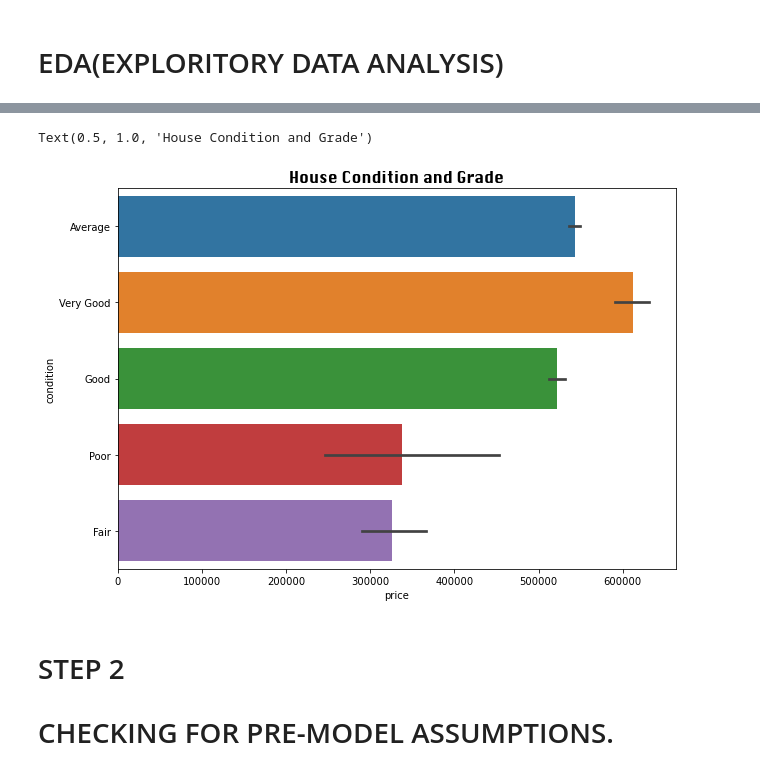
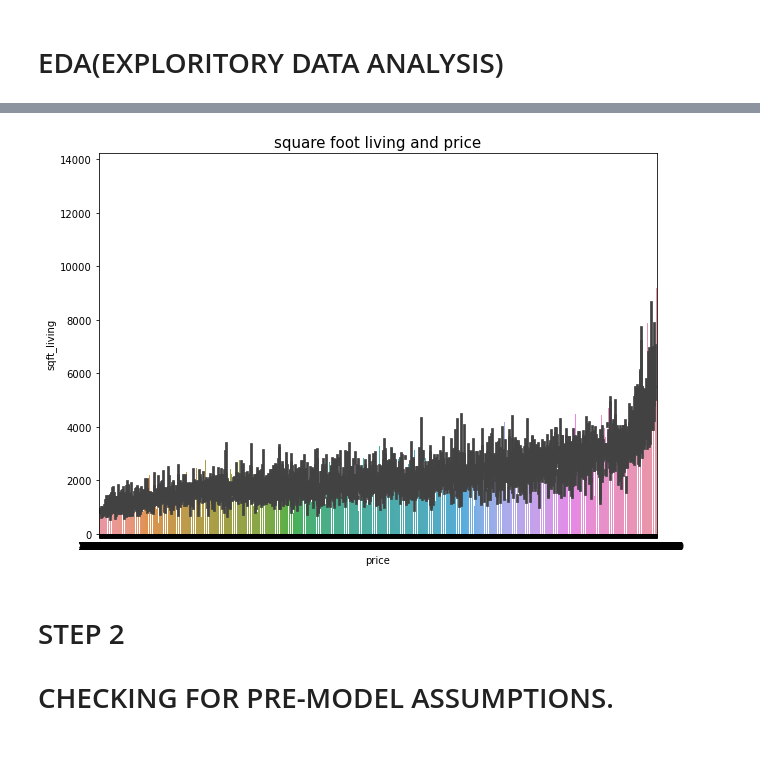
Before and after one commit to olamide-h/Phase-2Project, a Jupyter notebook: Mide.ipynb, the cells around one changed output, grey strips where cells are left out. Saved outputs shown, nothing was run; the diff lists cells and outputs as text; code cells hidden in the pictures.

```diff
--- a/Mide.ipynb
+++ b/Mide.ipynb
@@ -190,10 +100,11 @@ Text(0.5, 1.0, 'House View and Price')
 # %%
 plt.figure(figsize=(10,7))
-sns.barplot(df['price'], df['condition'])
-plt.title('House Condition and Grade', fontsize=15, fontname='silom')
+x = df['price']
+y = df['sqft_living']
+sns.barplot(x,y)
+plt.title('square foot living and price', fontsize=15, fontname='silom');
 # %% [output]
-Text(0.5, 1.0, 'House Condition and Grade')
-[figure, old version]
+[figure, new version]
 # %% [markdown]
 #  STEP 2
 # CHECKING  FOR PRE-MODEL ASSUMPTIONS.
```
Also changed, not shown: parts of 31 cells of this notebook, 1 other file.
